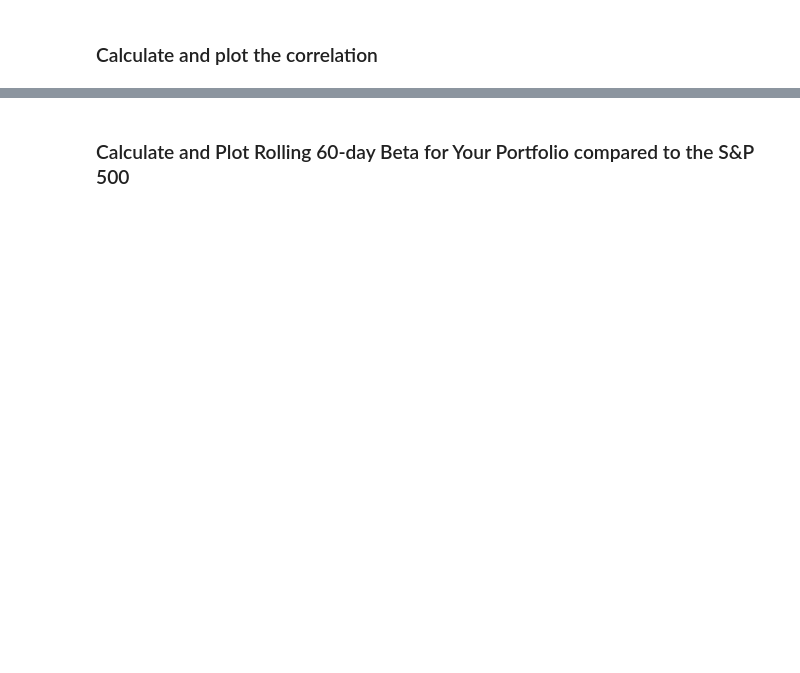
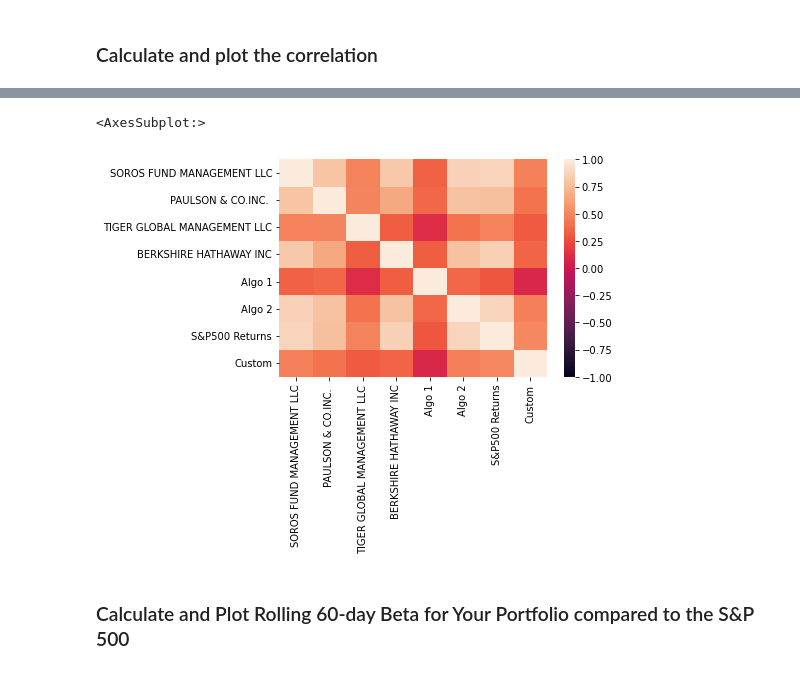
Before and after one commit to robel-codes/portfolio-performance, a Jupyter notebook: whale_analysis.ipynb, the cells around one changed output, grey strips where cells are left out. Drawn from its saved outputs; the diff is of its cells as text; code cells hidden in the pictures; blank space fills up the shorter version.

```diff
--- a/whale_analysis.ipynb
+++ b/whale_analysis.ipynb
@@ -386,3 +501,5 @@ weights = [1/3, 1/3, 1/3]
 ### Calculate and plot the correlation
 # %%
 # Calculate and plot the correlation
+correlation_custom = combined_returns_df.corr()
+correlation_custom
@@ -389,2 +516,7 @@ weights = [1/3, 1/3, 1/3]
+# %%
+sns.heatmap(correlation_custom, vmin=-1, vmax=1,)
+# %% [output]
+<AxesSubplot:>
+[figure, added]
 # %% [markdown]
 ### Calculate and Plot Rolling 60-day Beta for Your Portfolio compared to the S&P 500
```
Also changed, not shown: parts of 27 cells of this notebook.
